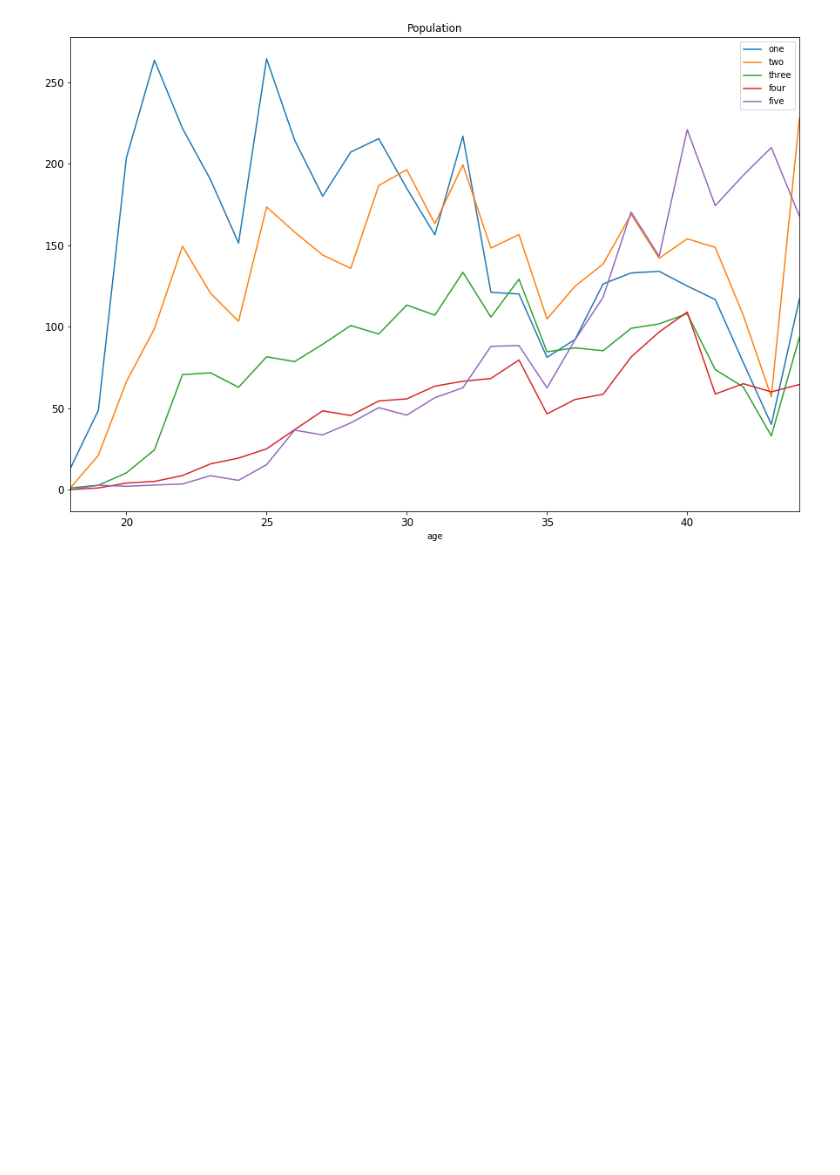
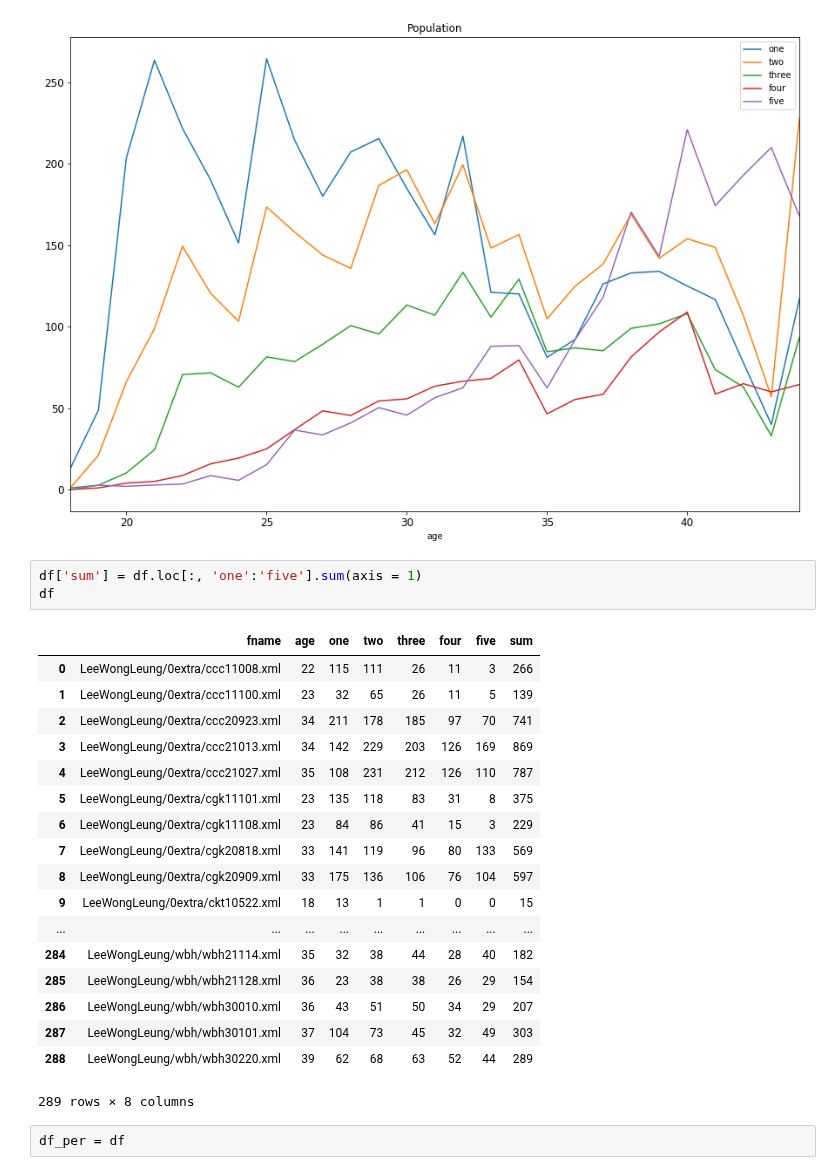
Before and after one commit to qxu1994/Two-word-stage, a Jupyter notebook: LeeWongLeung.ipynb, the cells around one changed output. Saved outputs shown, nothing was run; the diff lists cells and outputs as text; blank space fills up the shorter version.

```diff
--- a/LeeWongLeung.ipynb
+++ b/LeeWongLeung.ipynb
@@ -39,3 +43,27 @@ plt.show()
 # %% [output]
 <matplotlib.figure.Figure at 0x...>
 [figure]
+# %%
+df['sum'] = df.loc[:, 'one':'five'].sum(axis = 1)
+df
+# %% [output]
+|  | fname | age | one | two | three | four | five | sum |
+| 0 | LeeWongLeung/0extra/ccc11008.xml | 22 | 115 | 111 | 26 | 11 | 3 | 266 |
+| 1 | LeeWongLeung/0extra/ccc11100.xml | 23 | 32 | 65 | 26 | 11 | 5 | 139 |
+| 2 | LeeWongLeung/0extra/ccc20923.xml | 34 | 211 | 178 | 185 | 97 | 70 | 741 |
+| 3 | LeeWongLeung/0extra/ccc21013.xml | 34 | 142 | 229 | 203 | 126 | 169 | 869 |
+| 4 | LeeWongLeung/0extra/ccc21027.xml | 35 | 108 | 231 | 212 | 126 | 110 | 787 |
+| 5 | LeeWongLeung/0extra/cgk11101.xml | 23 | 135 | 118 | 83 | 31 | 8 | 375 |
+| 6 | LeeWongLeung/0extra/cgk11108.xml | 23 | 84 | 86 | 41 | 15 | 3 | 229 |
+| 7 | LeeWongLeung/0extra/cgk20818.xml | 33 | 141 | 119 | 96 | 80 | 133 | 569 |
+| 8 | LeeWongLeung/0extra/cgk20909.xml | 33 | 175 | 136 | 106 | 76 | 104 | 597 |
+| 9 | LeeWongLeung/0extra/ckt10522.xml | 18 | 13 | 1 | 1 | 0 | 0 | 15 |
+| ... | ... | ... | ... | ... | ... | ... | ... | ... |
+| 284 | LeeWongLeung/wbh/wbh21114.xml | 35 | 32 | 38 | 44 | 28 | 40 | 182 |
+| 285 | LeeWongLeung/wbh/wbh21128.xml | 36 | 23 | 38 | 38 | 26 | 29 | 154 |
+| 286 | LeeWongLeung/wbh/wbh30010.xml | 36 | 43 | 51 | 50 | 34 | 29 | 207 |
+| 287 | LeeWongLeung/wbh/wbh30101.xml | 37 | 104 | 73 | 45 | 32 | 49 | 303 |
+| 288 | LeeWongLeung/wbh/wbh30220.xml | 39 | 62 | 68 | 63 | 52 | 44 | 289 |
+289 rows × 8 columns
+# %%
+df_per = df
```
Also changed, not shown: parts of 12 cells of this notebook.
